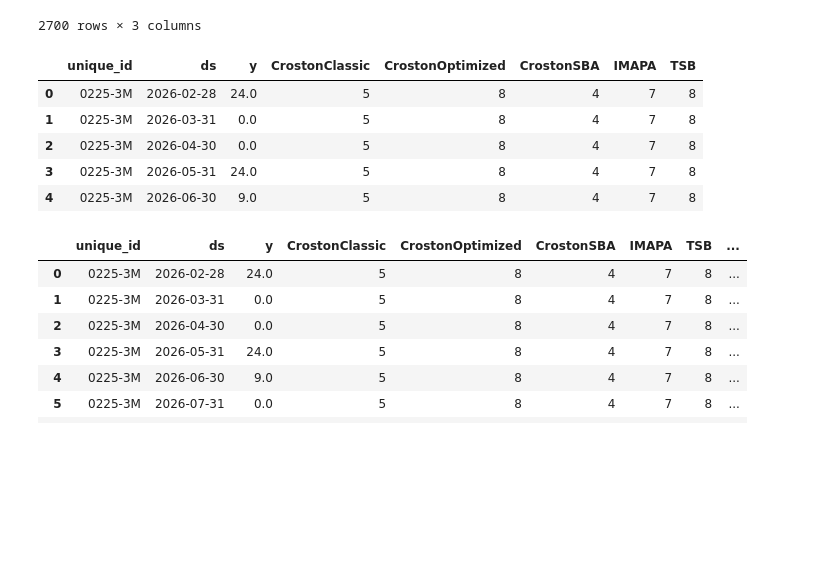
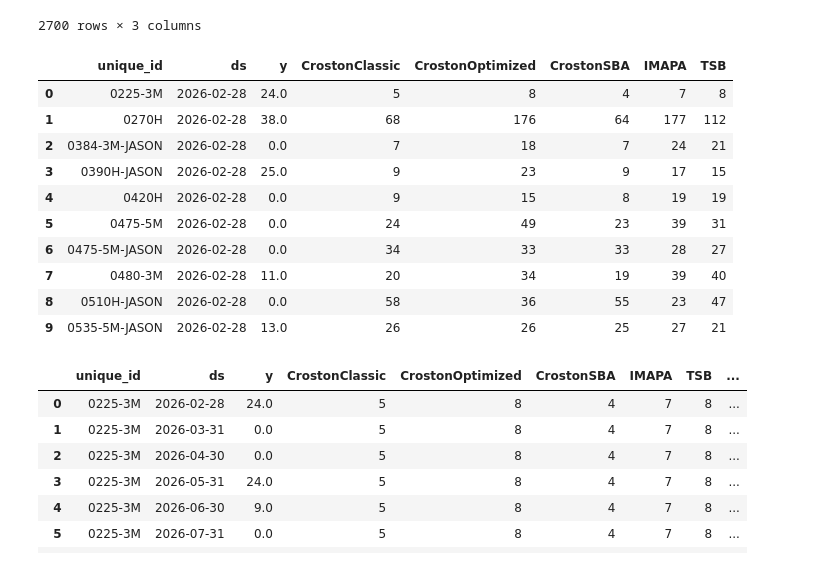
Before and after one commit to choppeb7/Tesis-Master-AI, a Jupyter notebook: 6_Forecast_series_temporales.ipynb, the cells around one changed output. Drawn from its saved outputs; the diff is of its cells as text; code cells hidden in the pictures; blank space fills up the shorter version.

```diff
--- a/6_Forecast_series_temporales.ipynb
+++ b/6_Forecast_series_temporales.ipynb
@@ -104,7 +104,7 @@ df_ventas.head(10)
 
 def obtener_columnas_venta_ordenadas(df):
     """
-    Detecta columnas tipo venta_YYYY_MM y las ordena cronológicamente.
+    Detecta columnas tipo venta_YYYY_MM las convierte a datetime (format="%Y_%m_%d") y las ordena cronológicamente.
     """
 
     patron = r"^venta_\d{4}_\d{2}$"
@@ -532,19 +539,24 @@ df_test
 # %%
 # ============================================================
 # Unir predicción contra test real
 # ============================================================
 df_evaluacion = df_test.merge(
     df_forecast_intermitente,
     on=["unique_id", "ds"],
 )
-df_evaluacion.head()
+df_evaluacion.head(10)
 # %% [output]
 |  | unique_id | ds | y | CrostonClassic | CrostonOptimized | CrostonSBA | IMAPA | TSB |
 | 0 | 0225-3M | 2026-02-28 | 24.0 | 5 | 8 | 4 | 7 | 8 |
-| 1 | 0225-3M | 2026-03-31 | 0.0 | 5 | 8 | 4 | 7 | 8 |
-| 2 | 0225-3M | 2026-04-30 | 0.0 | 5 | 8 | 4 | 7 | 8 |
-| 3 | 0225-3M | 2026-05-31 | 24.0 | 5 | 8 | 4 | 7 | 8 |
-| 4 | 0225-3M | 2026-06-30 | 9.0 | 5 | 8 | 4 | 7 | 8 |
+| 1 | 0270H | 2026-02-28 | 38.0 | 68 | 176 | 64 | 177 | 112 |
+| 2 | 0384-3M-JASON | 2026-02-28 | 0.0 | 7 | 18 | 7 | 24 | 21 |
+| 3 | 0390H-JASON | 2026-02-28 | 25.0 | 9 | 23 | 9 | 17 | 15 |
+| 4 | 0420H | 2026-02-28 | 0.0 | 9 | 15 | 8 | 19 | 19 |
+| 5 | 0475-5M | 2026-02-28 | 0.0 | 24 | 49 | 23 | 39 | 31 |
+| 6 | 0475-5M-JASON | 2026-02-28 | 0.0 | 34 | 33 | 33 | 28 | 27 |
+| 7 | 0480-3M | 2026-02-28 | 11.0 | 20 | 34 | 19 | 39 | 40 |
+| 8 | 0510H-JASON | 2026-02-28 | 0.0 | 58 | 36 | 55 | 23 | 47 |
+| 9 | 0535-5M-JASON | 2026-02-28 | 13.0 | 26 | 26 | 25 | 27 | 21 |
 # %%
 # ============================================================
 # Unir predicción contra test real
```
Also changed, not shown: parts of 11 cells of this notebook, 15 other files.
